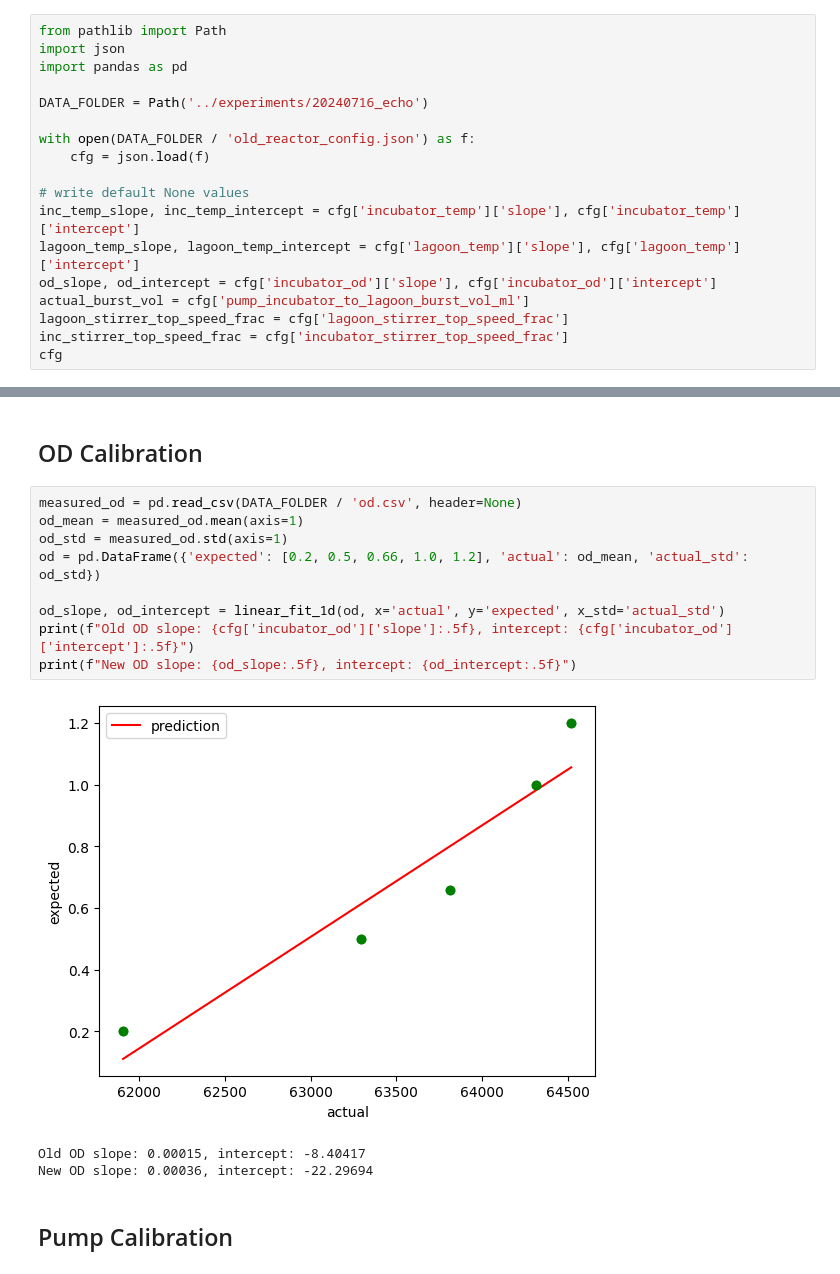
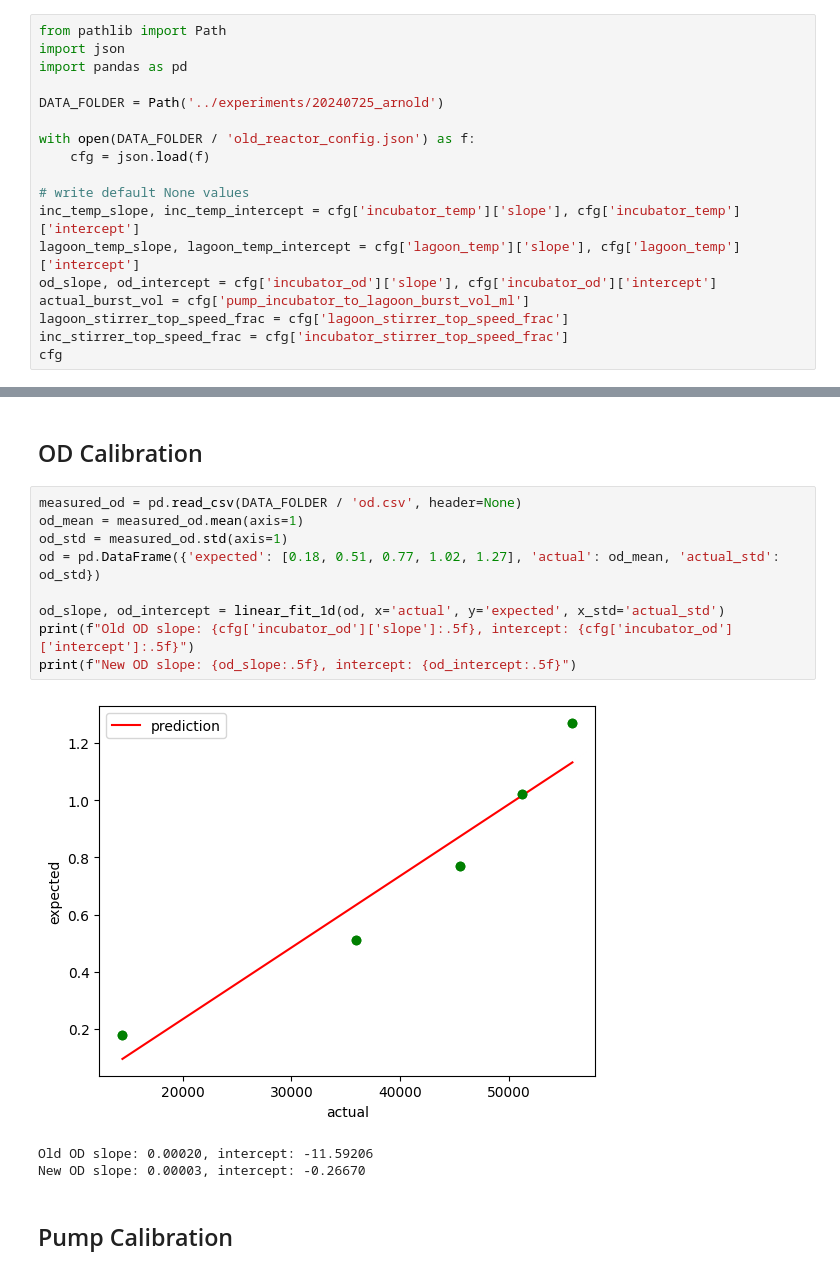
Before and after one commit to Schwank-Lab/evoflow-reactor, a Jupyter notebook: calibration/calibration.ipynb, the cells around one changed output, grey strips where cells are left out. Cells and saved outputs as stored; diff of their text form.

Commit message:
calibrate arnold

```diff
--- a/calibration/calibration.ipynb
+++ b/calibration/calibration.ipynb
@@ -5,7 +5,7 @@ from pathlib import Path
 import json
 import pandas as pd
 
-DATA_FOLDER = Path('../experiments/20240716_echo')
+DATA_FOLDER = Path('../experiments/20240725_arnold')
 
 with open(DATA_FOLDER / 'old_reactor_config.json') as f:
     cfg = json.load(f)
@@ -86,16 +86,16 @@ New lagoon temp slope: 1.21, intercept: -4.87
 # %%
 measured_od = pd.read_csv(DATA_FOLDER / 'od.csv', header=None)
 od_mean = measured_od.mean(axis=1)
 od_std = measured_od.std(axis=1)
-od = pd.DataFrame({'expected': [0.2, 0.5, 0.66, 1.0, 1.2], 'actual': od_mean, 'actual_std': od_std})
+od = pd.DataFrame({'expected': [0.18, 0.51, 0.77, 1.02, 1.27], 'actual': od_mean, 'actual_std': od_std})
 
 od_slope, od_intercept = linear_fit_1d(od, x='actual', y='expected', x_std='actual_std')
 print(f"Old OD slope: {cfg['incubator_od']['slope']:.5f}, intercept: {cfg['incubator_od']['intercept']:.5f}")
 print(f"New OD slope: {od_slope:.5f}, intercept: {od_intercept:.5f}")
 # %% [output]
-[figure, old version]
+[figure, new version]
-Old OD slope: 0.00015, intercept: -8.40417
-New OD slope: 0.00036, intercept: -22.29694
+Old OD slope: 0.00020, intercept: -11.59206
+New OD slope: 0.00003, intercept: -0.26670
 # %% [markdown]
 ## Pump Calibration
 # %%
```
Also changed, not shown: parts of 1 cell of this notebook.
